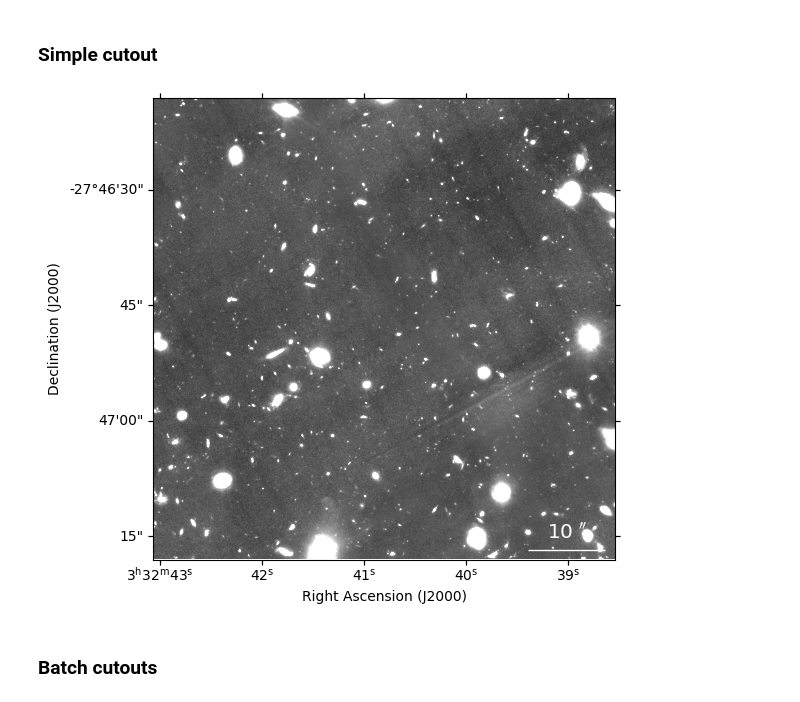
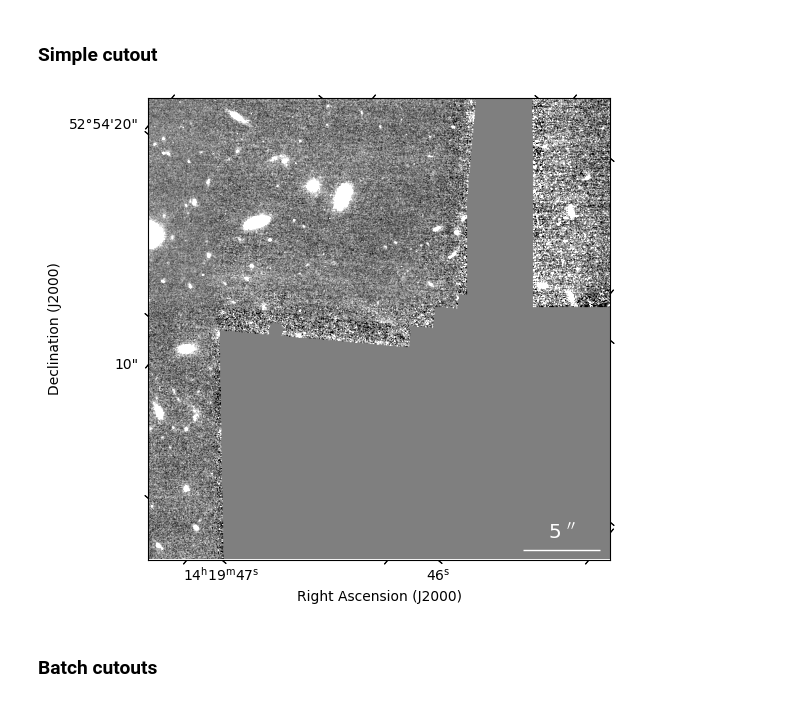
Before and after one commit to AstroAure/DJA-SEpp, a Jupyter notebook: 00.2_Cutout.ipynb, the cells around one changed output. Drawn from its saved outputs; the diff is of its cells as text; code cells hidden in the pictures.

```diff
--- a/00.2_Cutout.ipynb
+++ b/00.2_Cutout.ipynb
@@ -19,7 +19,7 @@ from photutils.aperture import SkyCircularAperture, SkyCircularAnnulus, Aperture
 # %% [markdown]
 ### Simple cutout
 # %%
-def add_good_scalebar(ax, wcs, color='white', fraction=0.25, corner='bottom_right', pad=0.1):
+def add_good_scalebar(ax, wcs, color='white', fraction=0.25, corner='bottom right', pad=0.1):
     width = abs(proj_plane_pixel_scales(wcs)[0]*wcs.pixel_shape[0])*u.degree
     good_values = [0.5*u.arcsec, 1*u.arcsec, 2*u.arcsec, 3*u.arcsec, 5*u.arcsec, 10*u.arcsec, 20*u.arcsec,
                 0.5*u.arcmin, 1*u.arcmin, 2*u.arcmin, 3*u.arcmin, 5*u.arcmin, 10*u.arcmin, 20*u.arcmin,
@@ -29,32 +29,32 @@ def add_good_scalebar(ax, wcs, color='white', fraction=0.25, corner='bottom_righ
     size = good_values[np.argmin(dist)]
     add_scalebar(ax, size, label=f"{size:latex}", color=color, fontproperties=FontProperties(size='x-large'), label_top=True, pad=pad, corner=corner)
 # %%
-hdu = fits.open(f"/home/aurelien/DAWN/DJA_SE++/image/GDS/gds-grizli-v7.0-f200w-clear_drc_sci.fits", memmap=True)[0]
+# hdu = fits.open(f"/home/aurelien/DAWN/DJA_SE++/image/GDS/gds-grizli-v7.0-f200w-clear_drc_sci.fits", memmap=True)[0]
 # hdu = fits.open("/home/aurelien/DAWN/DJA_SE++/image/COSMOS/primer-cosmos-grizli-v7.0-f200w-clear_drc_sci.fits", memmap=True)[0]
-# hdu = fits.open("/home/aurelien/DAWN/DJA_SE++/image/CEERS/ceers-full-grizli-v7.2-f200w-clear_drc_sci.fits", memmap=True)[0]
+hdu = fits.open("/home/aurelien/DAWN/DJA_SE++/image/CEERS/ceers-full-grizli-v7.2-f200w-clear_drc_sci.fits", memmap=True)[0]
 wcs = WCS(hdu.header)
 
 # center = SkyCoord('53.166338 -27.821555', frame='icrs', unit='deg') # JADES-GS-z12.0
-center = SkyCoord('53.17 -27.78', frame='icrs', unit='deg') # GDS
+# center = SkyCoord('53.17 -27.78', frame='icrs', unit='deg') # GDS
 # center = SkyCoord('10h00m35s 02d20m00s', frame='icrs') # COSMOS
-# center = SkyCoord('14h19m45s 52d54m00s', frame='icrs') # CEERS
-size=u.Quantity((1.0,1.0), u.arcmin)
+center = SkyCoord('14h19m45s 52d54m00s', frame='icrs') # CEERS
+size=u.Quantity((0.5,0.5), u.arcmin)
 
 cutout = Cutout2D(hdu.data,
                   position=center, size=size,
                   wcs=wcs,
                   mode='partial', fill_value=0.0)
 
 fig, ax = plt.subplots(figsize=(6,6), subplot_kw={'projection':cutout.wcs})
 norm = ImageNormalize(cutout.data, interval=ZScaleInterval())
 # norm = ImageNormalize(cutout.data, interval=MinMaxInterval(), stretch=LogStretch())
 ax.imshow(cutout.data, cmap='gray', origin='lower', norm=norm)
 ax.set_xlabel('Right Ascension (J2000)')
 ax.set_ylabel('Declination (J2000)')
 add_good_scalebar(ax, cutout.wcs)
 plt.show()
 # %% [output]
-[figure, old version]
+[figure, new version]
 # %% [markdown]
 ### Batch cutouts
 # %%
```
Also changed, not shown: parts of 2 cells of this notebook, 5 other files.
